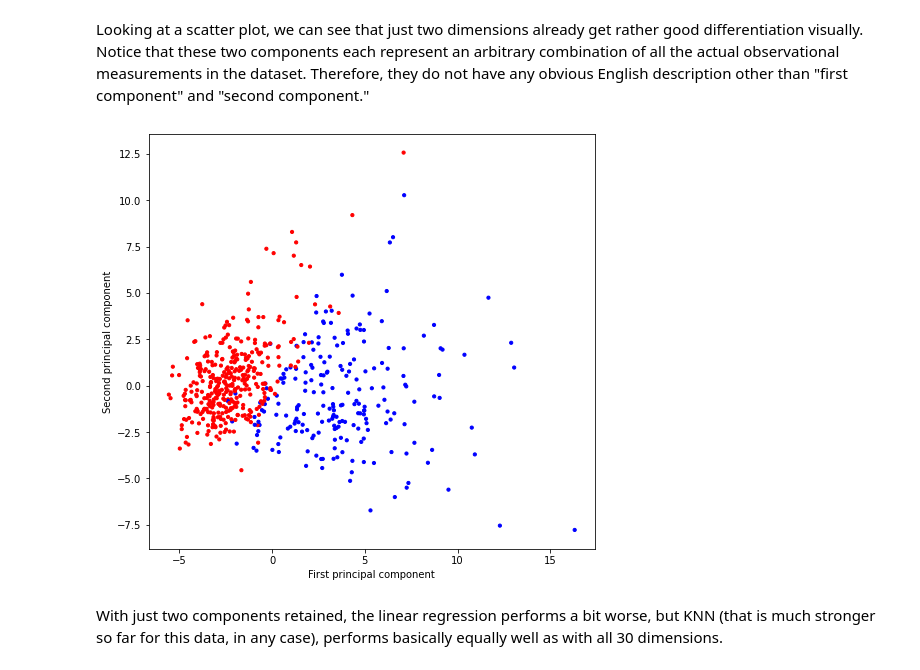
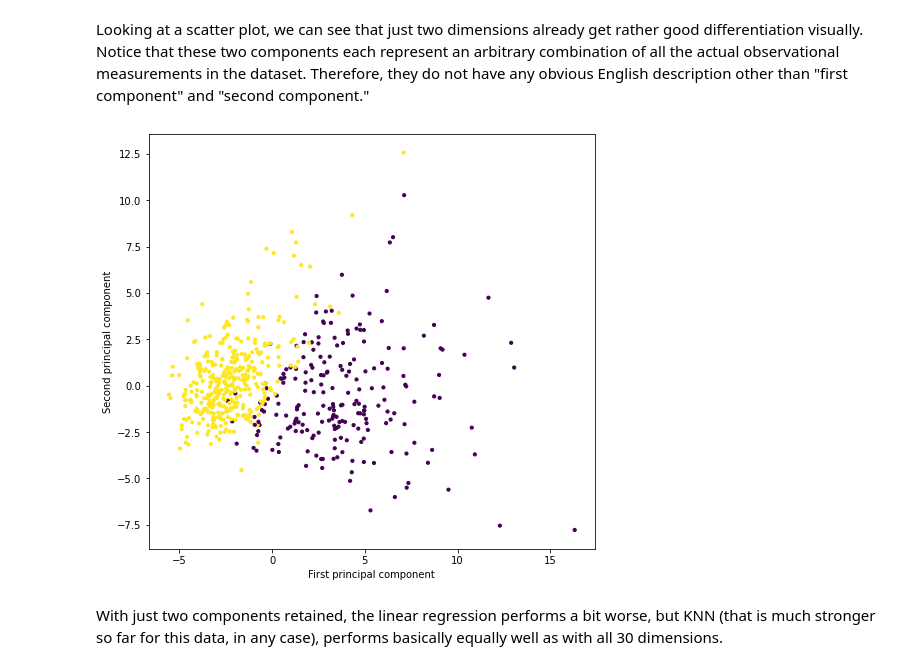
Before and after one commit to DavidMertz/ML-Webinar, a Jupyter notebook: Decomposition.ipynb, the cells around one changed output. Cells and saved outputs as stored; diff of their text form; code cells hidden in the pictures.

```diff
--- a/Decomposition.ipynb
+++ b/Decomposition.ipynb
@@ -121,14 +121,13 @@ Looking at a scatter plot, we can see that just two dimensions already get rathe
 # %%
 # plot 1st vs 2nd principal component, color by class
 plt.figure(figsize=(8, 8))
 plt.scatter(X_pca[:, 0], X_pca[:, 1],
-            c=cancer.target,
-            cmap=mglearn.tools.cm, s=10)
+            c=cancer.target, s=10)
 plt.gca().set_aspect("equal")
 plt.xlabel("First principal component")
 plt.ylabel("Second principal component");
 # %% [output]
-[figure, old version]
+[figure, new version]
 # %% [markdown]
 With just two components retained, the linear regression performs a bit worse, but KNN (that is much stronger so far for this data, in any case), performs basically equally well as with all 30 dimensions.
 # %%
```
Also changed, not shown: parts of 11 cells of this notebook, 33 other files.
